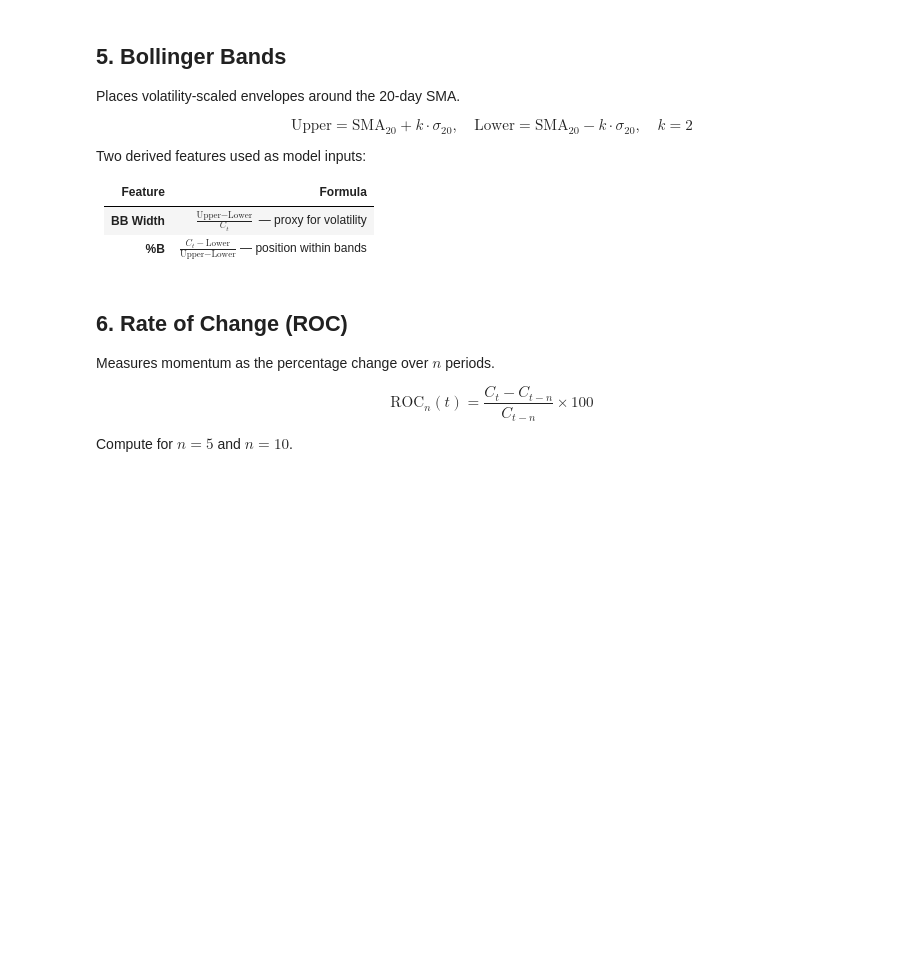
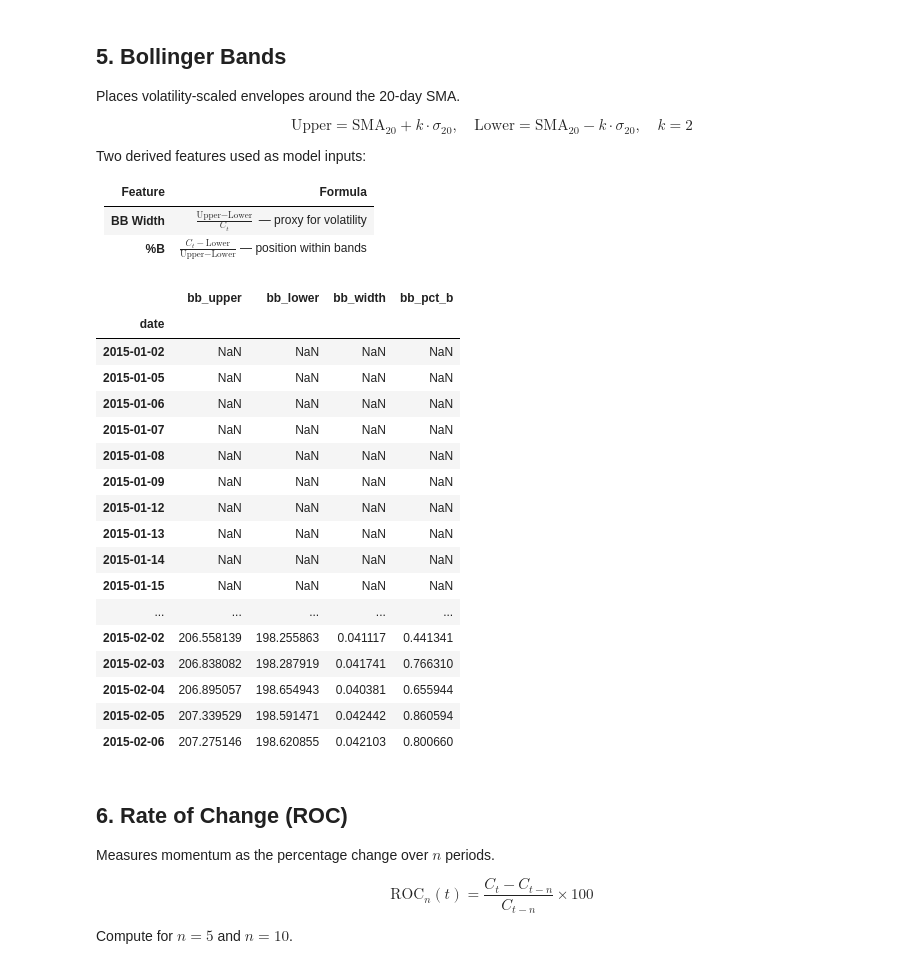
Before and after one commit to Abhinav-pro1003/SOC-Stock-Trading-With-LSTM-And-RL, a Jupyter notebook: Week2/technical_indicators.ipynb, the cells around one changed output. Cells and saved outputs as stored; diff of their text form; code cells hidden in the pictures; blank space fills up the shorter version.

```diff
--- a/Week2/technical_indicators.ipynb
+++ b/Week2/technical_indicators.ipynb
@@ -319,12 +319,32 @@ Two derived features used as model inputs:
 | **%B** | $\frac{C_t - \text{Lower}}{\text{Upper} - \text{Lower}}$ — position within bands |
 # %%
 # TODO 5 — Compute bb_upper, bb_lower, bb_width, bb_pct_b
-
-# rolling_std    = ...
-# df['bb_upper'] = ...
-# df['bb_lower'] = ...
-# df['bb_width'] = ...
-# df['bb_pct_b'] = ...   # clip to [0, 1] optional but useful
+#Upper Band(overbrought)-price is too high,Lower Band(Oversold)-price is too low,middle band-20 day SMA(avg.)
+rolling_std    = close.rolling(20).std() #cal std deviation over last 20 days,measures how muc price jump in last 20 days
+df['bb_upper'] = df['sma_20'] + 2*rolling_std
+df['bb_lower'] = df['sma_20']-2*rolling_std
+df['bb_width'] = (df['bb_upper']-df['bb_lower'])/close
+df['bb_pct_b'] = (close-df['bb_lower'])/(df['bb_upper']-df['bb_lower'])   # clip to [0, 1] optional but useful,>1-Price above upper band → overbrought,< 0-Price below lower band → oversold
+df[['bb_upper','bb_lower','bb_width','bb_pct_b']].head(25)
+# %% [output]
+|  | bb_upper | bb_lower | bb_width | bb_pct_b |
+| date |  |  |  |  |
+| 2015-01-02 | NaN | NaN | NaN | NaN |
+| 2015-01-05 | NaN | NaN | NaN | NaN |
+| 2015-01-06 | NaN | NaN | NaN | NaN |
+| 2015-01-07 | NaN | NaN | NaN | NaN |
+| 2015-01-08 | NaN | NaN | NaN | NaN |
+| 2015-01-09 | NaN | NaN | NaN | NaN |
+| 2015-01-12 | NaN | NaN | NaN | NaN |
+| 2015-01-13 | NaN | NaN | NaN | NaN |
+| 2015-01-14 | NaN | NaN | NaN | NaN |
+| 2015-01-15 | NaN | NaN | NaN | NaN |
+| ... | ... | ... | ... | ... |
+| 2015-02-02 | 206.558139 | 198.255863 | 0.041117 | 0.441341 |
+| 2015-02-03 | 206.838082 | 198.287919 | 0.041741 | 0.766310 |
+| 2015-02-04 | 206.895057 | 198.654943 | 0.040381 | 0.655944 |
+| 2015-02-05 | 207.339529 | 198.591471 | 0.042442 | 0.860594 |
+| 2015-02-06 | 207.275146 | 198.620855 | 0.042103 | 0.800660 |
 # %% [markdown]
 ## 6. Rate of Change (ROC)
 
```
Also changed, not shown: parts of 9 cells of this notebook.
